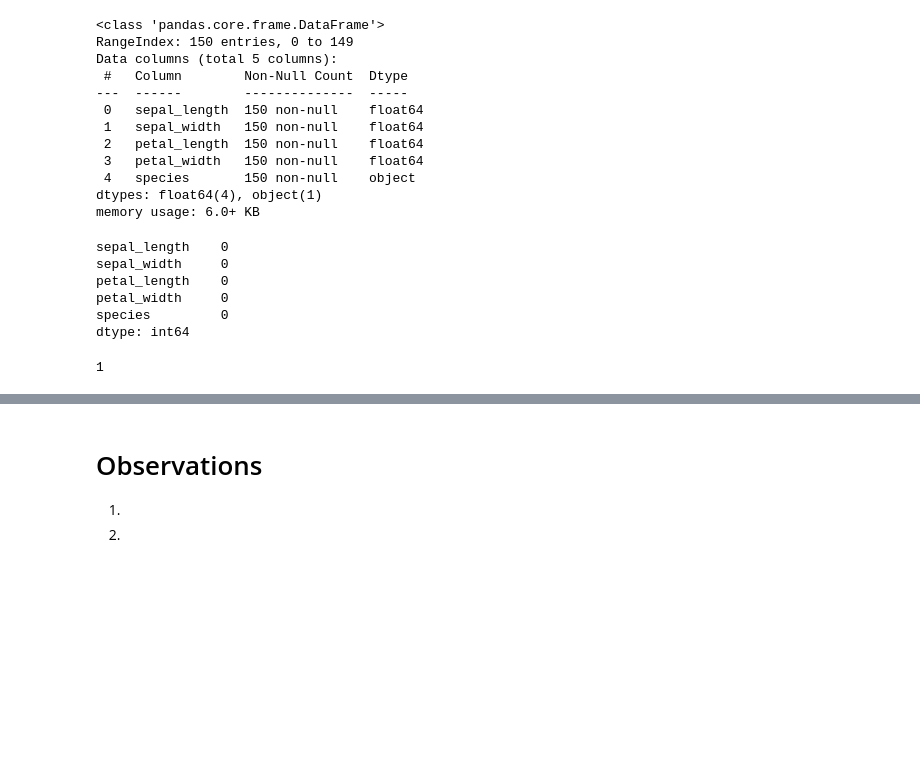
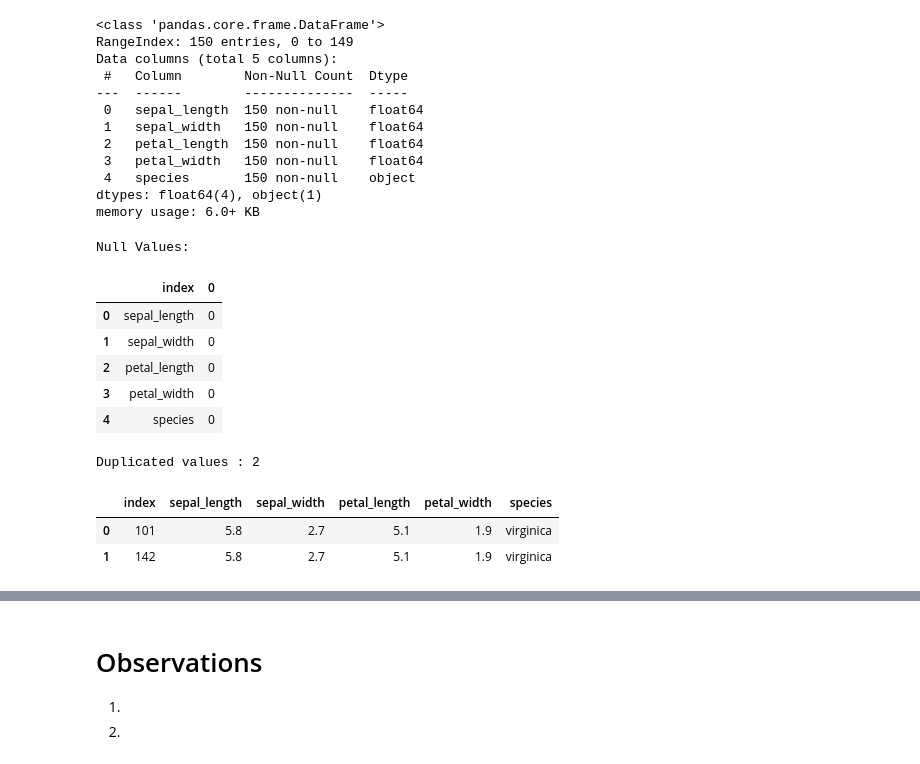
Before and after one commit to jeffc1994/DataScience, a Jupyter notebook: General Solutions/EDA Template.ipynb, the cells around one changed output, grey strips where cells are left out. Drawn from its saved outputs; the diff is of its cells as text; code cells hidden in the pictures; blank space fills up the shorter version.

```diff
--- a/General Solutions/EDA Template.ipynb
+++ b/General Solutions/EDA Template.ipynb
@@ -60,16 +62,24 @@ Data columns (total 5 columns):
 dtypes: float64(4), object(1)
 memory usage: 6.0+ KB
 # %%
-df.isnull().sum()
+# Null Values
+print("Null Values:")
+df.isnull().sum().reset_index()
 # %% [output]
-sepal_length    0
-sepal_width     0
-petal_length    0
-petal_width     0
-species         0
-dtype: int64
+Null Values:
+|  | index | 0 |
+| 0 | sepal_length | 0 |
+| 1 | sepal_width | 0 |
+| 2 | petal_length | 0 |
+| 3 | petal_width | 0 |
+| 4 | species | 0 |
 # %%
-df.duplicated().sum()
+print(f"Duplicated values : {df.duplicated(keep=False).sum()}")
+if df.duplicated().sum()>0:
+    display(df[df.duplicated(keep=False)].reset_index())
 # %% [output]
-1
+Duplicated values : 2
+|  | index | sepal_length | sepal_width | petal_length | petal_width | species |
+| 0 | 101 | 5.8 | 2.7 | 5.1 | 1.9 | virginica |
+| 1 | 142 | 5.8 | 2.7 | 5.1 | 1.9 | virginica |
 # %%
```
Also changed, not shown: parts of 9 cells of this notebook, 7 other files.
